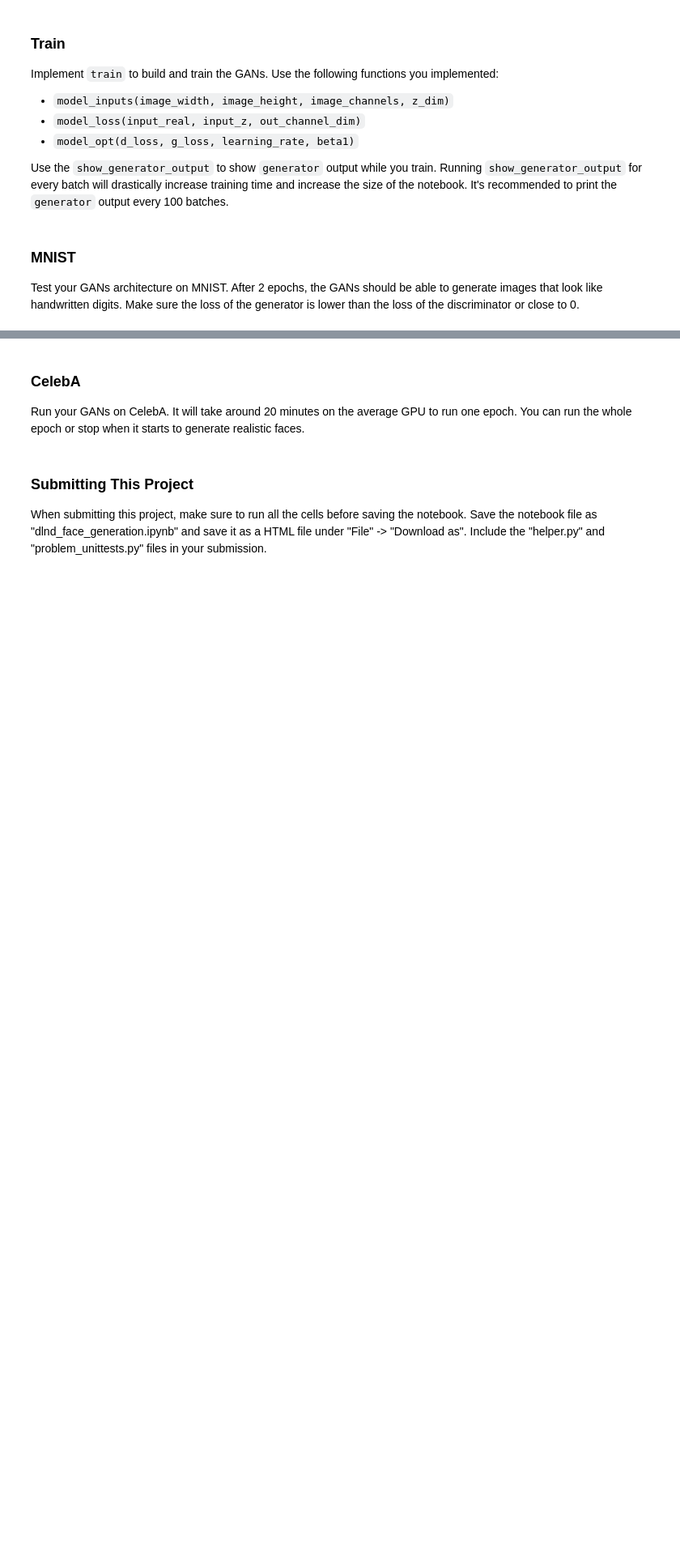
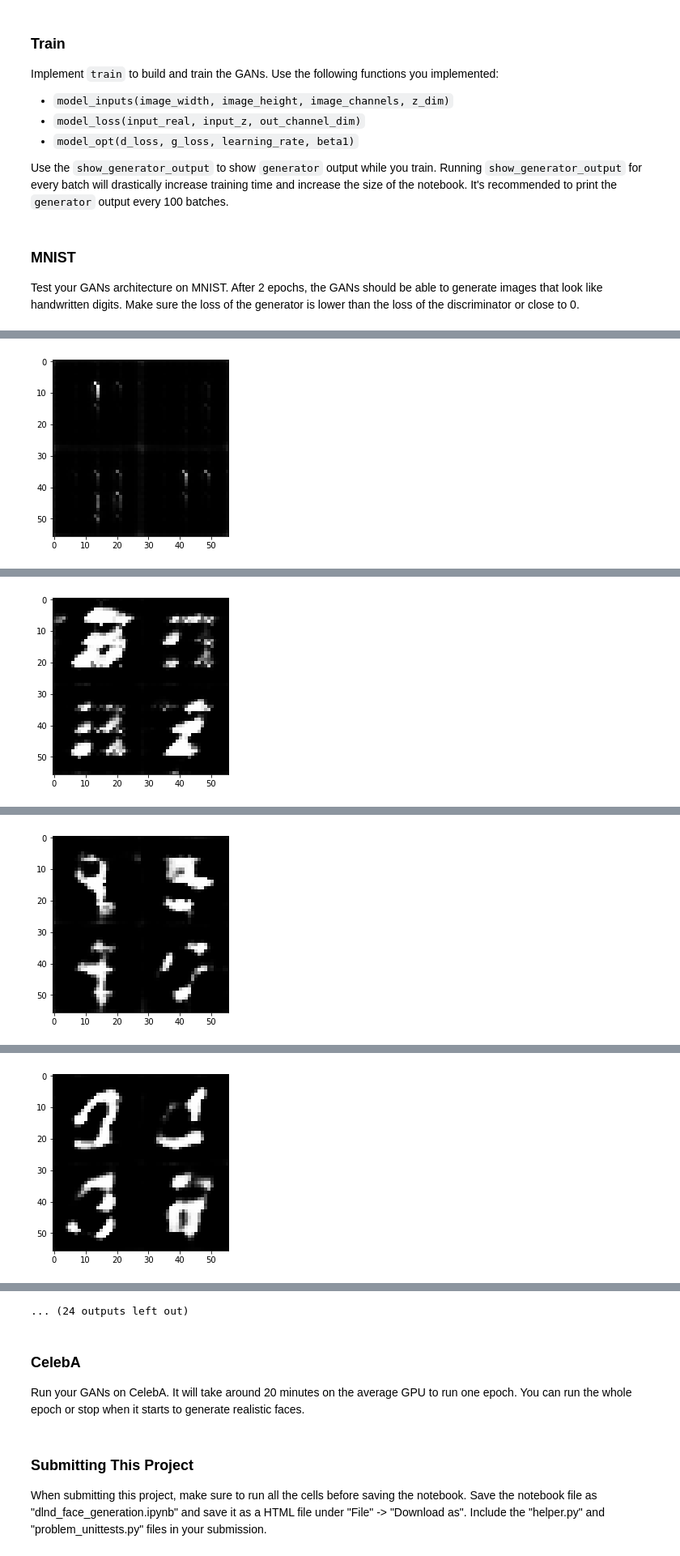
Before and after one commit to calvinalvin/udacity-assignments, a Jupyter notebook: face_generation/dlnd_face_generation.ipynb, the cells around one changed output, grey strips where cells are left out. Shown at 81% size. Drawn from its saved outputs; the diff is of its cells as text; code cells hidden in the pictures; blank space fills up the shorter version.

```diff
--- a/face_generation/dlnd_face_generation.ipynb
+++ b/face_generation/dlnd_face_generation.ipynb
@@ -434,10 +396,10 @@ def train(epoch_count, batch_size, z_dim, learning_rate, beta1, get_batches, dat
 ### MNIST
 Test your GANs architecture on MNIST.  After 2 epochs, the GANs should be able to generate images that look like handwritten digits.  Make sure the loss of the generator is lower than the loss of the discriminator or close to 0.
 # %%
-batch_size = 100
-z_dim = 100
-learning_rate = 0.01
-beta1 = 0.1
+batch_size = 64
+z_dim = 128
+learning_rate = 0.0008
+beta1 = 0.5
 
 
 """
@@ -453,0 +416 @@ epoch_i  0
+[figure, added]
@@ -454,0 +418 @@ ValueError: Variable generator/dense/kernel does not exist, or was not created w
+[figure, added]
@@ -454,0 +420 @@ ValueError: Variable generator/dense/kernel does not exist, or was not created w
+[figure, added]
@@ -454,0 +422 @@ ValueError: Variable generator/dense/kernel does not exist, or was not created w
+[figure, added]
@@ -455,3 +427,4 @@ ValueError: Variable generator/dense/kernel does not exist, or was not created w
+... (24 outputs left out)
 # %% [markdown]
 ### CelebA
 Run your GANs on CelebA.  It will take around 20 minutes on the average GPU to run one epoch.  You can run the whole epoch or stop when it starts to generate realistic faces.
```
Also changed, not shown: parts of 3 cells of this notebook.
